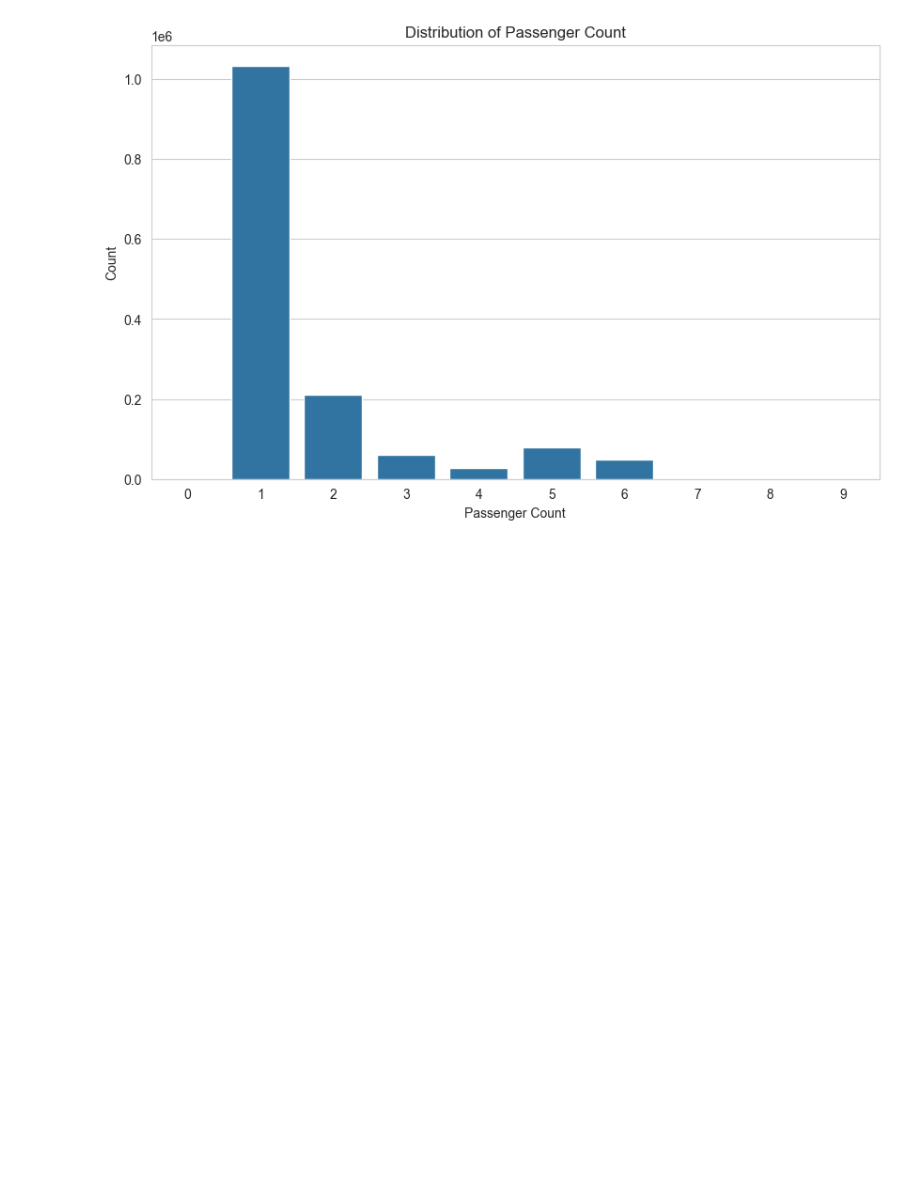
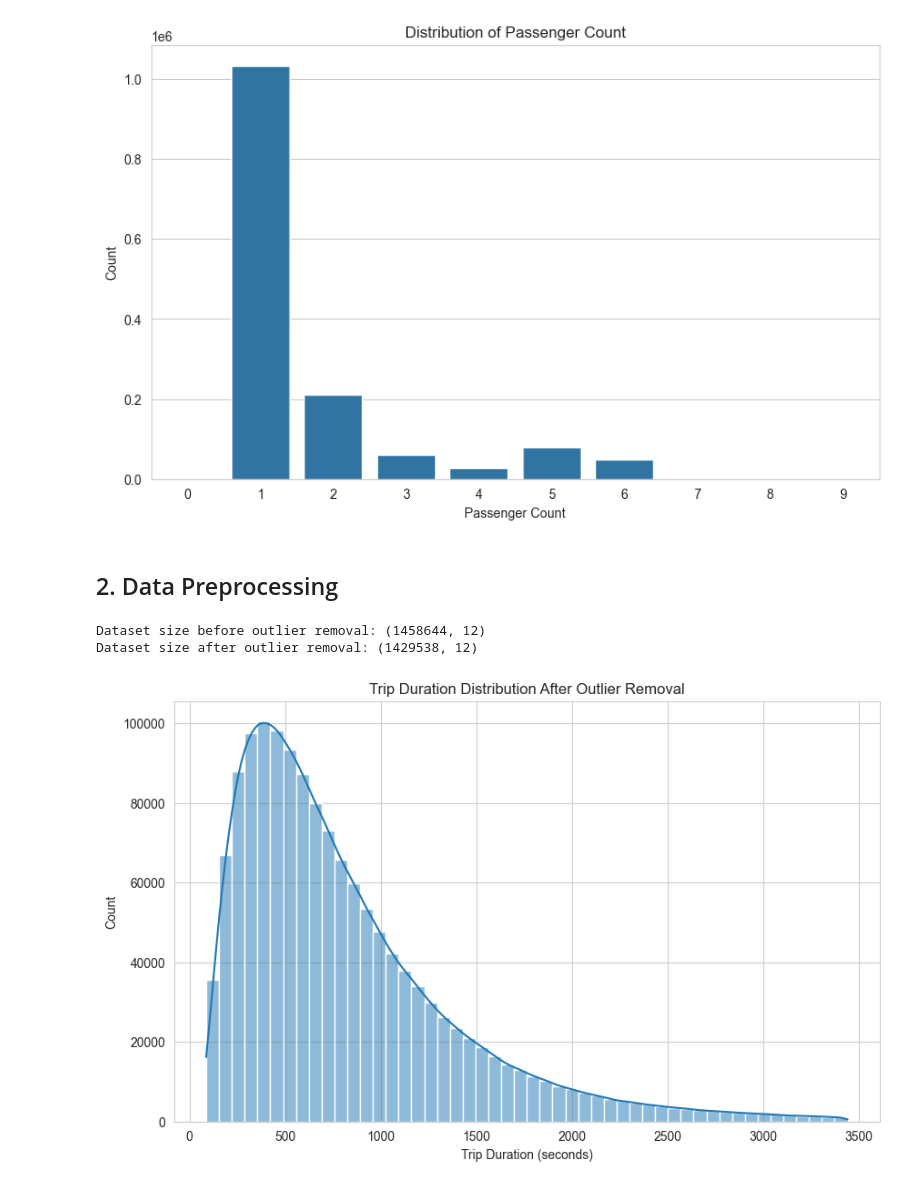
Before and after one commit to GoudyMT/nyc-taxi-trip-duration, a Jupyter notebook: nyc_taxi_decision_tree.ipynb, the cells around one changed output. Cells and saved outputs as stored; diff of their text form; code cells hidden in the pictures; blank space fills up the shorter version.

Commit message:
Completed preprocessing and feature engineering: handled outliers, encoded categoricals, added distance and time-based features

```diff
--- a/nyc_taxi_decision_tree.ipynb
+++ b/nyc_taxi_decision_tree.ipynb
@@ -141,3 +141,26 @@ plt.ylabel('Count')
 plt.show()
 # %% [output]
 [figure]
+# %% [markdown]
+## 2. Data Preprocessing
+# %%
+# Handle outliers in trip_duration
+print(f"Dataset size before outlier removal: {df.shape}")
+lower_bound = df['trip_duration'].quantile(0.01)
+upper_bound = df['trip_duration'].quantile(0.99)
+df = df[(df['trip_duration'] >= lower_bound) & (df['trip_duration'] <= upper_bound)]
+print(f"Dataset size after outlier removal: {df.shape}")
+# %% [output]
+Dataset size before outlier removal: (1458644, 12)
+Dataset size after outlier removal: (1429538, 12)
+# %%
+# Verify distribution after outlier removal
+plt.figure(figsize=(10, 6))
+sns.set_style('whitegrid')
+sns.histplot(df['trip_duration'], bins=50, kde=True)
+plt.title('Trip Duration Distribution After Outlier Removal')
+plt.xlabel('Trip Duration (seconds)')
+plt.ylabel('Count')
+plt.show()
+# %% [output]
+[figure, added]
```
Also changed, not shown: parts of 5 cells of this notebook, 1 other file.
